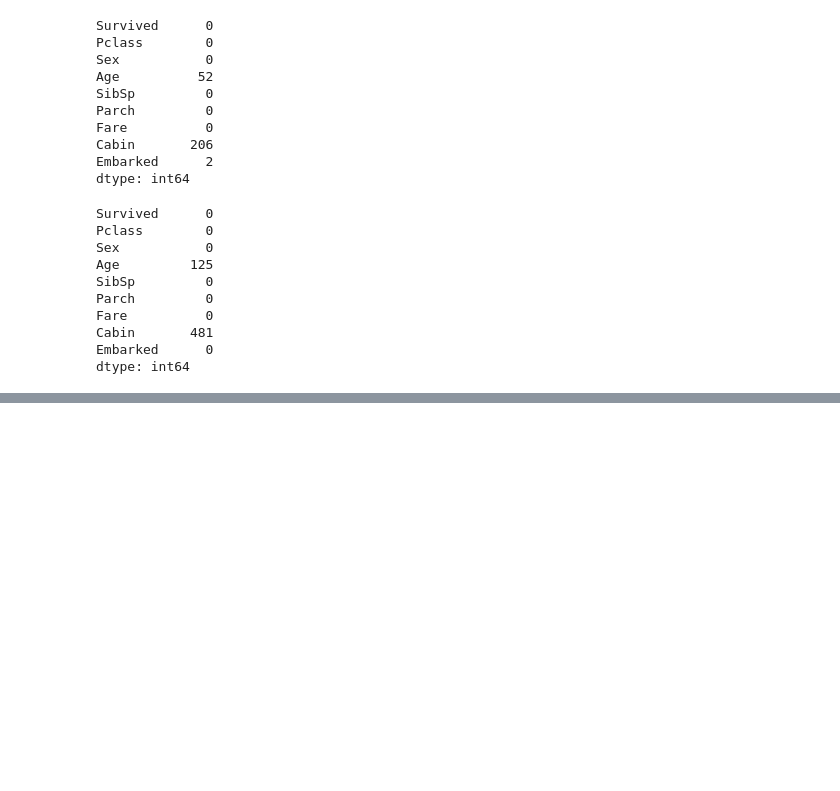
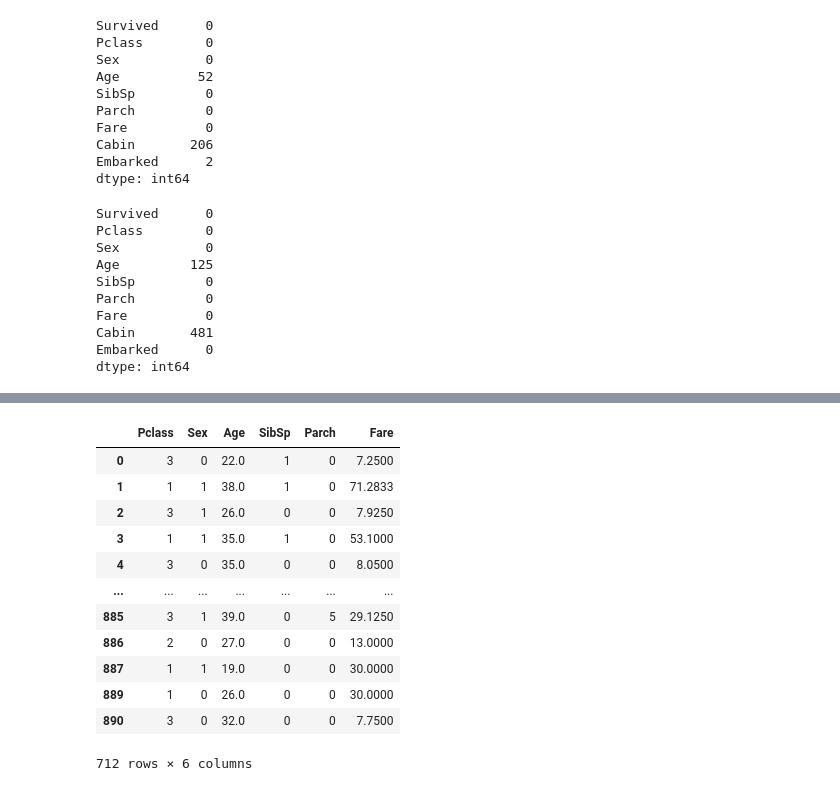
Before and after one commit to JacobEnochCMSC471/Kaggle-Titanic, a Jupyter notebook: Jacob Enoch Kaggle Titanic.ipynb, the cells around one changed output, grey strips where cells are left out. Drawn from its saved outputs; the diff is of its cells as text; code cells hidden in the pictures; blank space fills up the shorter version.

```diff
--- a/Jacob Enoch Kaggle Titanic.ipynb
+++ b/Jacob Enoch Kaggle Titanic.ipynb
@@ -129,0 +206,23 @@ train_data_y = train_data['Survived']
+# %%
+# We are trying to predict Age using imputay
+# There are quite a few negative correlations with respect to Age.
+# Create a new DF that only has cases that aren't missing age
+
+# First, extract the data that has all columns filled in with data and use only the relevant columns
+age_pred_df = train_data.dropna(axis=0)
+age_pred_df = age_pred_df.drop(['Survived', 'Embarked'], axis=1)
+age_pred_df
+# %% [output]
+|  | Pclass | Sex | Age | SibSp | Parch | Fare |
+| 0 | 3 | 0 | 22.0 | 1 | 0 | 7.2500 |
+| 1 | 1 | 1 | 38.0 | 1 | 0 | 71.2833 |
+| 2 | 3 | 1 | 26.0 | 0 | 0 | 7.9250 |
+| 3 | 1 | 1 | 35.0 | 1 | 0 | 53.1000 |
+| 4 | 3 | 0 | 35.0 | 0 | 0 | 8.0500 |
+| ... | ... | ... | ... | ... | ... | ... |
+| 885 | 3 | 1 | 39.0 | 0 | 5 | 29.1250 |
+| 886 | 2 | 0 | 27.0 | 0 | 0 | 13.0000 |
+| 887 | 1 | 1 | 19.0 | 0 | 0 | 30.0000 |
+| 889 | 1 | 0 | 26.0 | 0 | 0 | 30.0000 |
+| 890 | 3 | 0 | 32.0 | 0 | 0 | 7.7500 |
+712 rows × 6 columns
```
Also changed, not shown: parts of 19 cells of this notebook.
